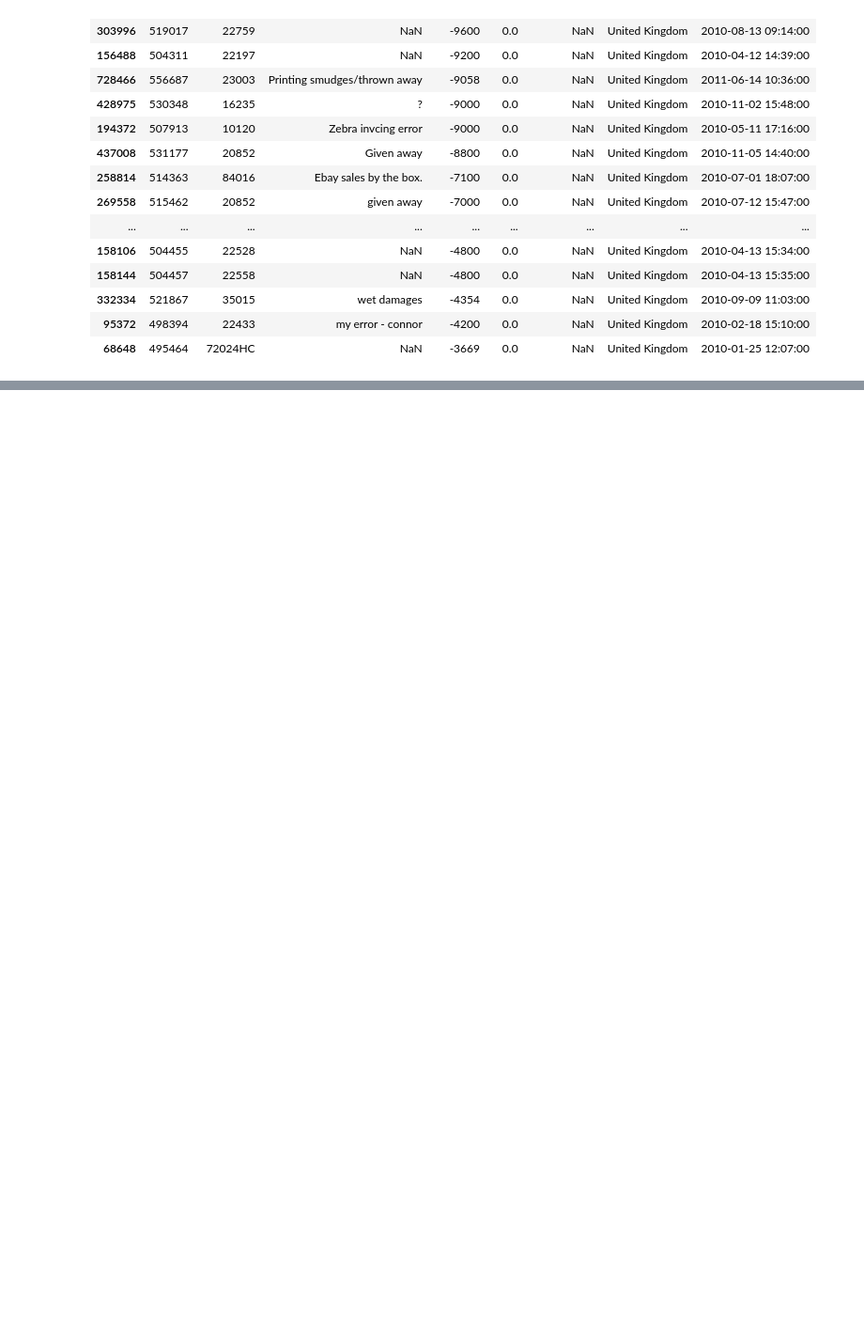
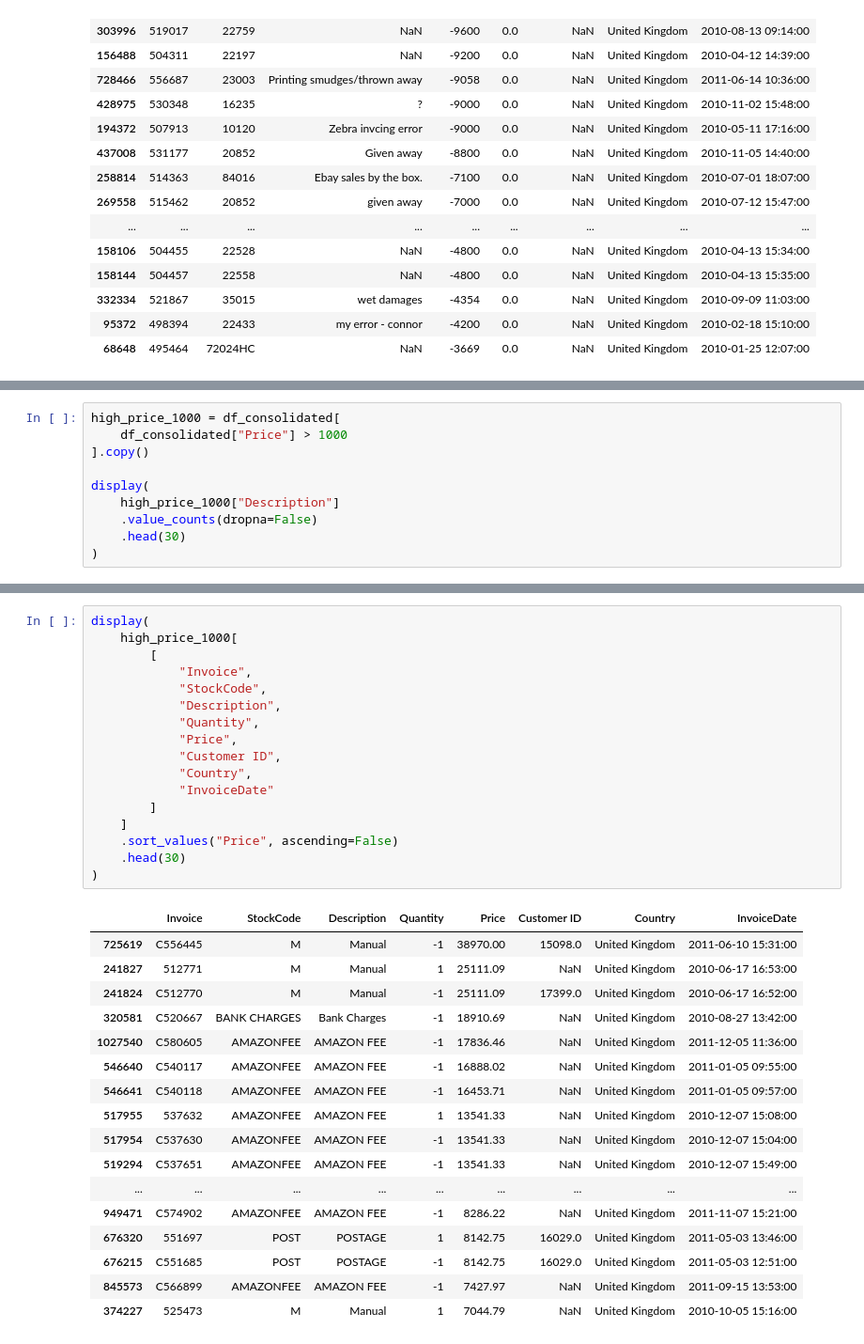
Before and after one commit to skygg-gg/customer_value_radar, a Jupyter notebook: notebooks/data_audit_quality.ipynb, the cells around one changed output, grey strips where cells are left out. Shown at 94% size. Saved outputs shown, nothing was run; the diff lists cells and outputs as text; blank space fills up the shorter version.

```diff
--- a/notebooks/data_audit_quality.ipynb
+++ b/notebooks/data_audit_quality.ipynb
@@ -733,0 +1010,10 @@ display(
+# %%
+high_price_1000 = df_consolidated[
+    df_consolidated["Price"] > 1000
+].copy()
+
+display(
+    high_price_1000["Description"]
+    .value_counts(dropna=False)
+    .head(30)
+)
@@ -733,0 +1053,35 @@ display(
+# %%
+display(
+    high_price_1000[
+        [
+            "Invoice",
+            "StockCode",
+            "Description",
+            "Quantity",
+            "Price",
+            "Customer ID",
+            "Country",
+            "InvoiceDate"
+        ]
+    ]
+    .sort_values("Price", ascending=False)
+    .head(30)
+)
+# %% [output]
+|  | Invoice | StockCode | Description | Quantity | Price | Customer ID | Country | InvoiceDate |
+| 725619 | C556445 | M | Manual | -1 | 38970.00 | 15098.0 | United Kingdom | 2011-06-10 15:31:00 |
+| 241827 | 512771 | M | Manual | 1 | 25111.09 | NaN | United Kingdom | 2010-06-17 16:53:00 |
+| 241824 | C512770 | M | Manual | -1 | 25111.09 | 17399.0 | United Kingdom | 2010-06-17 16:52:00 |
+| 320581 | C520667 | BANK CHARGES | Bank Charges | -1 | 18910.69 | NaN | United Kingdom | 2010-08-27 13:42:00 |
+| 1027540 | C580605 | AMAZONFEE | AMAZON FEE | -1 | 17836.46 | NaN | United Kingdom | 2011-12-05 11:36:00 |
+| 546640 | C540117 | AMAZONFEE | AMAZON FEE | -1 | 16888.02 | NaN | United Kingdom | 2011-01-05 09:55:00 |
+| 546641 | C540118 | AMAZONFEE | AMAZON FEE | -1 | 16453.71 | NaN | United Kingdom | 2011-01-05 09:57:00 |
+| 517955 | 537632 | AMAZONFEE | AMAZON FEE | 1 | 13541.33 | NaN | United Kingdom | 2010-12-07 15:08:00 |
+| 517954 | C537630 | AMAZONFEE | AMAZON FEE | -1 | 13541.33 | NaN | United Kingdom | 2010-12-07 15:04:00 |
+| 519294 | C537651 | AMAZONFEE | AMAZON FEE | -1 | 13541.33 | NaN | United Kingdom | 2010-12-07 15:49:00 |
+| ... | ... | ... | ... | ... | ... | ... | ... | ... |
+| 949471 | C574902 | AMAZONFEE | AMAZON FEE | -1 | 8286.22 | NaN | United Kingdom | 2011-11-07 15:21:00 |
+| 676320 | 551697 | POST | POSTAGE | 1 | 8142.75 | 16029.0 | United Kingdom | 2011-05-03 13:46:00 |
+| 676215 | C551685 | POST | POSTAGE | -1 | 8142.75 | 16029.0 | United Kingdom | 2011-05-03 12:51:00 |
+| 845573 | C566899 | AMAZONFEE | AMAZON FEE | -1 | 7427.97 | NaN | United Kingdom | 2011-09-15 13:53:00 |
+| 374227 | 525473 | M | Manual | 1 | 7044.79 | NaN | United Kingdom | 2010-10-05 15:16:00 |
```
Also changed, not shown: parts of 48 cells of this notebook.
